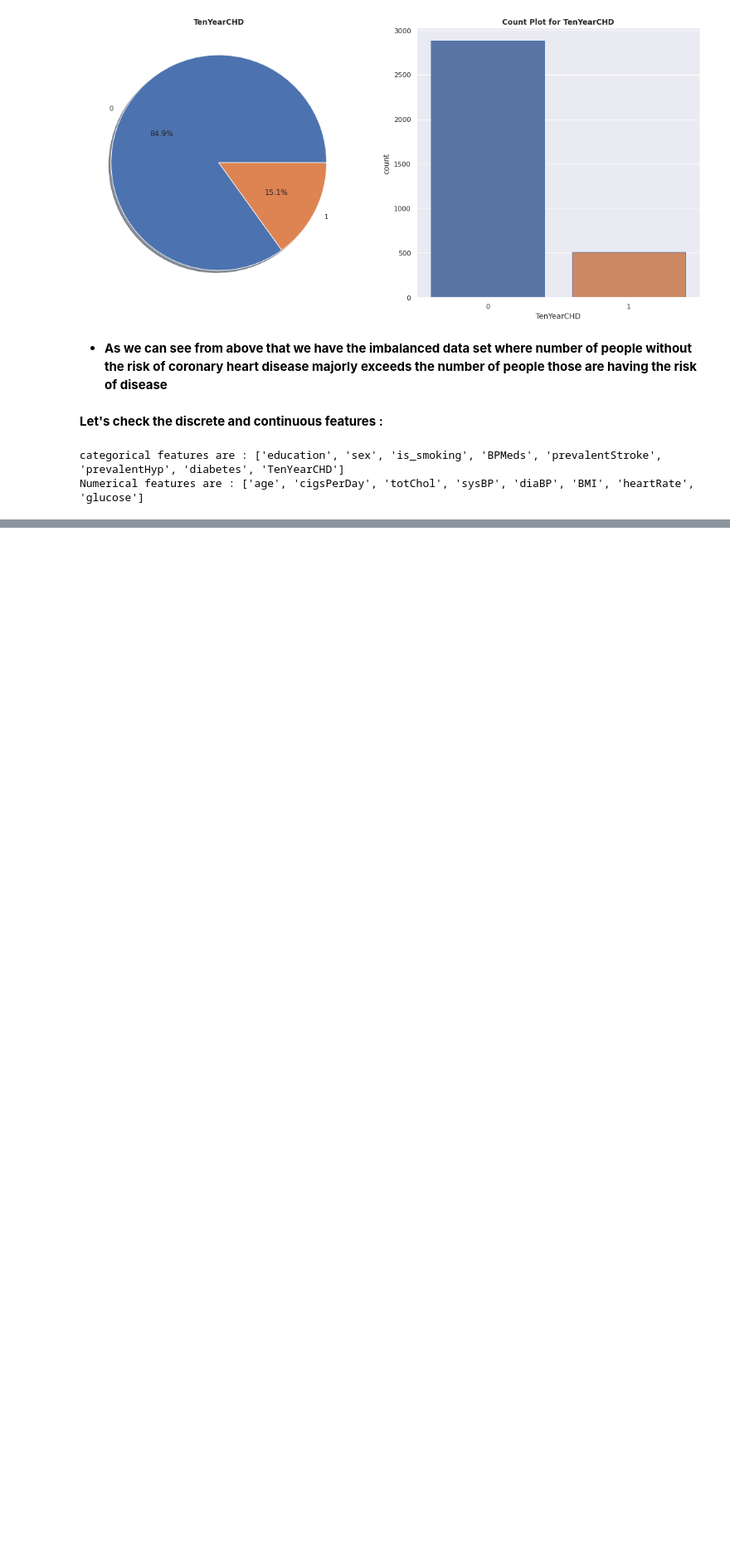
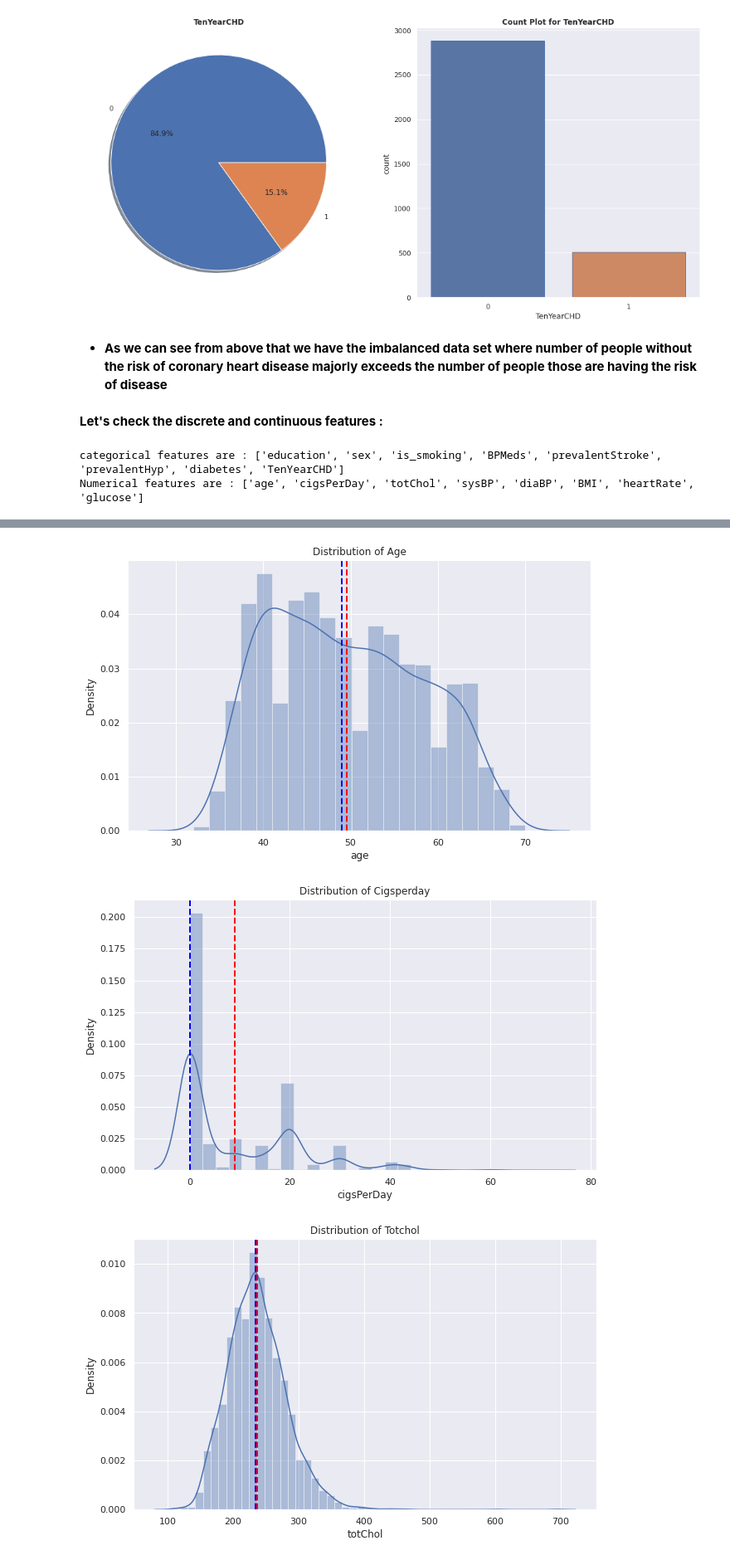
Before and after one commit to Kousikdutta1/Cardiovascular-Risk-Prediction, a Jupyter notebook: Kousik_Dutta_Cardiovascular_Risk_Prediction_Capstone_Project_.ipynb, the cells around one changed output, grey strips where cells are left out. Shown at 83% size. Cells and saved outputs as stored; diff of their text form; code cells hidden in the pictures; blank space fills up the shorter version.

```diff
--- a/Kousik_Dutta_Cardiovascular_Risk_Prediction_Capstone_Project_.ipynb
+++ b/Kousik_Dutta_Cardiovascular_Risk_Prediction_Capstone_Project_.ipynb
@@ -415,0 +418,14 @@ Numerical features are : ['age', 'cigsPerDay', 'totChol', 'sysBP', 'diaBP', 'BMI
+# %%
+# Analyzing the distribution of the numerical features from the dataset
+
+for column in Numerical_features :
+  plt.figure(figsize=(10,6))
+  sns.distplot(cvdf[column])
+  plt.axvline(cvdf[column].mean(), color = 'red', linestyle = 'dashed', linewidth = 2)
+  plt.axvline(cvdf[column].median(), color = 'blue', linestyle = 'dashed', linewidth =2)
+  plt.title (f'Distribution of {column.title()}')
+  plt.show();
+# %% [output]
+[figure, added]
+[figure, added]
+[figure, added]
```
Also changed, not shown: parts of 13 cells of this notebook.
